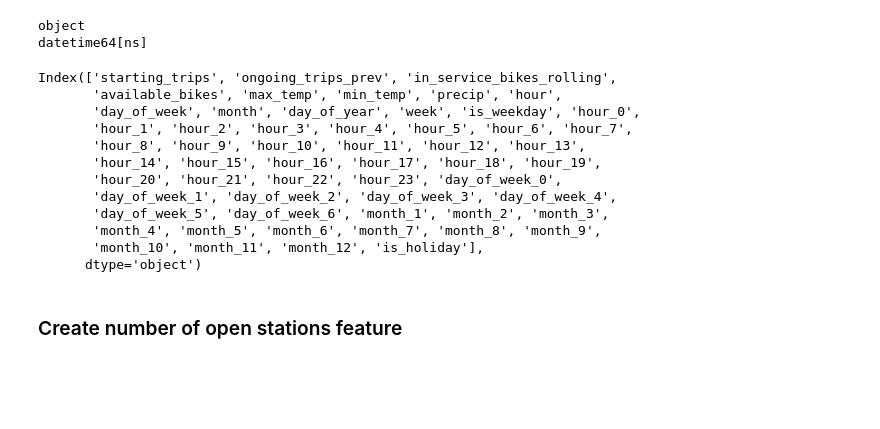
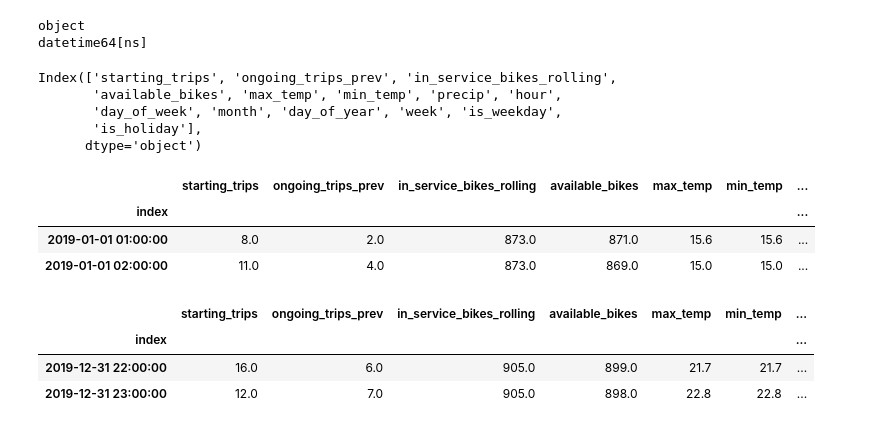
Before and after one commit to katekuian/aa_2021_magma, a Jupyter notebook: 04_predictive_analytics/01_feature_engineering.ipynb, the cells around one changed output. Saved outputs shown, nothing was run; the diff lists cells and outputs as text; code cells hidden in the pictures; blank space fills up the shorter version.

```diff
--- a/04_predictive_analytics/01_feature_engineering.ipynb
+++ b/04_predictive_analytics/01_feature_engineering.ipynb
@@ -180,19 +180,6 @@ trips_hourly['hour'] = trips_hourly.index.hour
 trips_hourly['day_of_week'] = trips_hourly.index.day_of_week
 trips_hourly['month'] = trips_hourly.index.month
 trips_hourly['day_of_year'] = trips_hourly.index.day_of_year
-trips_hourly['week'] = trips_hourly.index.isocalendar().week
+trips_hourly['week'] = trips_hourly.index.isocalendar().week.astype('int64')
 trips_hourly['is_weekday'] = trips_hourly['day_of_week'] < 5
 trips_hourly['date'] = trips_hourly.index.date
-# %%
-# one hot encoding of categorical features
-# hour encoding
-hour_dummies = pd.get_dummies(trips_hourly["hour"], prefix="hour")
-trips_hourly[list(hour_dummies.columns)] = hour_dummies.astype(bool)
-
-day_of_week_dummies = pd.get_dummies(trips_hourly["day_of_week"], prefix="day_of_week")
-trips_hourly[list(day_of_week_dummies.columns)] = day_of_week_dummies.astype(bool)
-
-month_dummies = pd.get_dummies(trips_hourly["month"], prefix="month")
-trips_hourly[list(month_dummies.columns)] = month_dummies.astype(bool)
-
-trips_hourly.columns
@@ -221,7 +201,7 @@ object
 datetime64[ns]
 # %%
 trips_hourly['date'] = trips_hourly['date'].astype('datetime64[ns]')
-trips_hourly = trips_hourly.merge(holidays_df, on='date', how='left')
+trips_hourly = trips_hourly.reset_index().merge(holidays_df, on='date', how='left').set_index('index')
 # %%
 trips_hourly['is_holiday'] = trips_hourly['holiday_name'].notna()
 trips_hourly = trips_hourly.drop(columns=['holiday_name', 'date'])
@@ -229,17 +209,22 @@ trips_hourly.columns
 # %% [output]
 Index(['starting_trips', 'ongoing_trips_prev', 'in_service_bikes_rolling',
        'available_bikes', 'max_temp', 'min_temp', 'precip', 'hour',
-       'day_of_week', 'month', 'day_of_year', 'week', 'is_weekday', 'hour_0',
-       'hour_1', 'hour_2', 'hour_3', 'hour_4', 'hour_5', 'hour_6', 'hour_7',
-       'hour_8', 'hour_9', 'hour_10', 'hour_11', 'hour_12', 'hour_13',
-       'hour_14', 'hour_15', 'hour_16', 'hour_17', 'hour_18', 'hour_19',
-       'hour_20', 'hour_21', 'hour_22', 'hour_23', 'day_of_week_0',
-       'day_of_week_1', 'day_of_week_2', 'day_of_week_3', 'day_of_week_4',
-       'day_of_week_5', 'day_of_week_6', 'month_1', 'month_2', 'month_3',
-       'month_4', 'month_5', 'month_6', 'month_7', 'month_8', 'month_9',
-       'month_10', 'month_11', 'month_12', 'is_holiday'],
+       'day_of_week', 'month', 'day_of_year', 'week', 'is_weekday',
+       'is_holiday'],
       dtype='object')
-# %% [markdown]
-### Create number of open stations feature
+# %%
+trips_hourly.head(2)
+# %% [output]
+|  | starting_trips | ongoing_trips_prev | in_service_bikes_rolling | available_bikes | max_temp | min_temp | ... |
+| index |  |  |  |  |  |  | ... |
+| 2019-01-01 01:00:00 | 8.0 | 2.0 | 873.0 | 871.0 | 15.6 | 15.6 | ... |
+| 2019-01-01 02:00:00 | 11.0 | 4.0 | 873.0 | 869.0 | 15.0 | 15.0 | ... |
+# %%
+trips_hourly.tail(2)
+# %% [output]
+|  | starting_trips | ongoing_trips_prev | in_service_bikes_rolling | available_bikes | max_temp | min_temp | ... |
+| index |  |  |  |  |  |  | ... |
+| 2019-12-31 22:00:00 | 16.0 | 6.0 | 905.0 | 899.0 | 21.7 | 21.7 | ... |
+| 2019-12-31 23:00:00 | 12.0 | 7.0 | 905.0 | 898.0 | 22.8 | 22.8 | ... |
 # %%
 trips_hourly.to_pickle('../00_data/trips_hourly_engineered.pkl')
```
Also changed, not shown: parts of 7 cells of this notebook.
